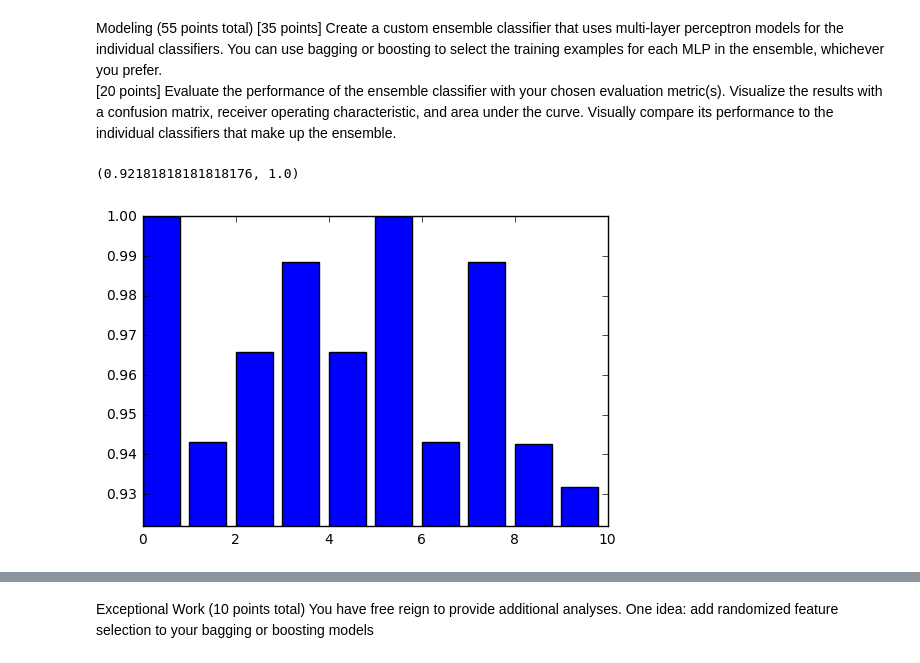
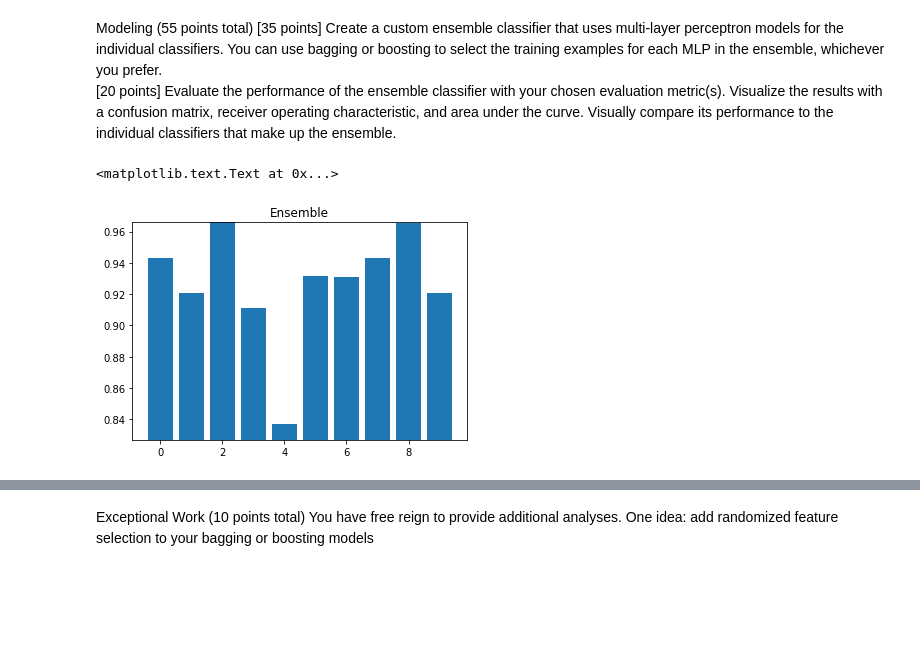
Before and after one commit to LukeWood/LightningMcQueenClassification, a Jupyter notebook: Lab6-Main.ipynb, the cells around one changed output, grey strips where cells are left out. Cells and saved outputs as stored; diff of their text form; code cells hidden in the pictures; blank space fills up the shorter version.

```diff
--- a/Lab6-Main.ipynb
+++ b/Lab6-Main.ipynb
@@ -196,32 +196,33 @@ class MLPEnsemble(BaseEstimator, ClassifierMixin):
         avg_proba = np.average(probas, axis=0)
         return avg_proba
 
-mlp = MLPEnsemble(n_classifiers=5, n_samples=0.5)
+mlp = MLPEnsemble(n_classifiers=5, n_samples=0.3)
 # %%
 def score_wrapper(score_f):
     def _score(y_true, y_pred, **kwargs):
         #print(confusion_matrix(y_true, y_pred))
         return score_f(y_true, y_pred, **kwargs)
     return _score
 
 #select cross validation
 cv = StratifiedShuffleSplit(n_splits=10, test_size=0.05)
 
 #_score = score_wrapper(recall_score)
 #my_scorer = make_scorer(_score, average='micro')
 _score = score_wrapper(weighted_recall_score)
 my_scorer = make_scorer(_score, weight_matrix=weights)
 
 # run model training and cross validation
 per_fold_eval_criteria = cross_val_score(estimator=mlp,
                                     X=X,
                                     y=y,
                                     cv=cv,
                                     scoring=my_scorer
                                    )
 
 plt.bar(range(len(per_fold_eval_criteria)),per_fold_eval_criteria)
 plt.ylim([min(per_fold_eval_criteria)-0.01,max(per_fold_eval_criteria)])
+plt.title("Ensemble")
 # %% [output]
-(0.92181818181818176, 1.0)
+<matplotlib.text.Text at 0x...>
-[figure, old version]
+[figure, new version]
```
Also changed, not shown: parts of 9 cells of this notebook.
